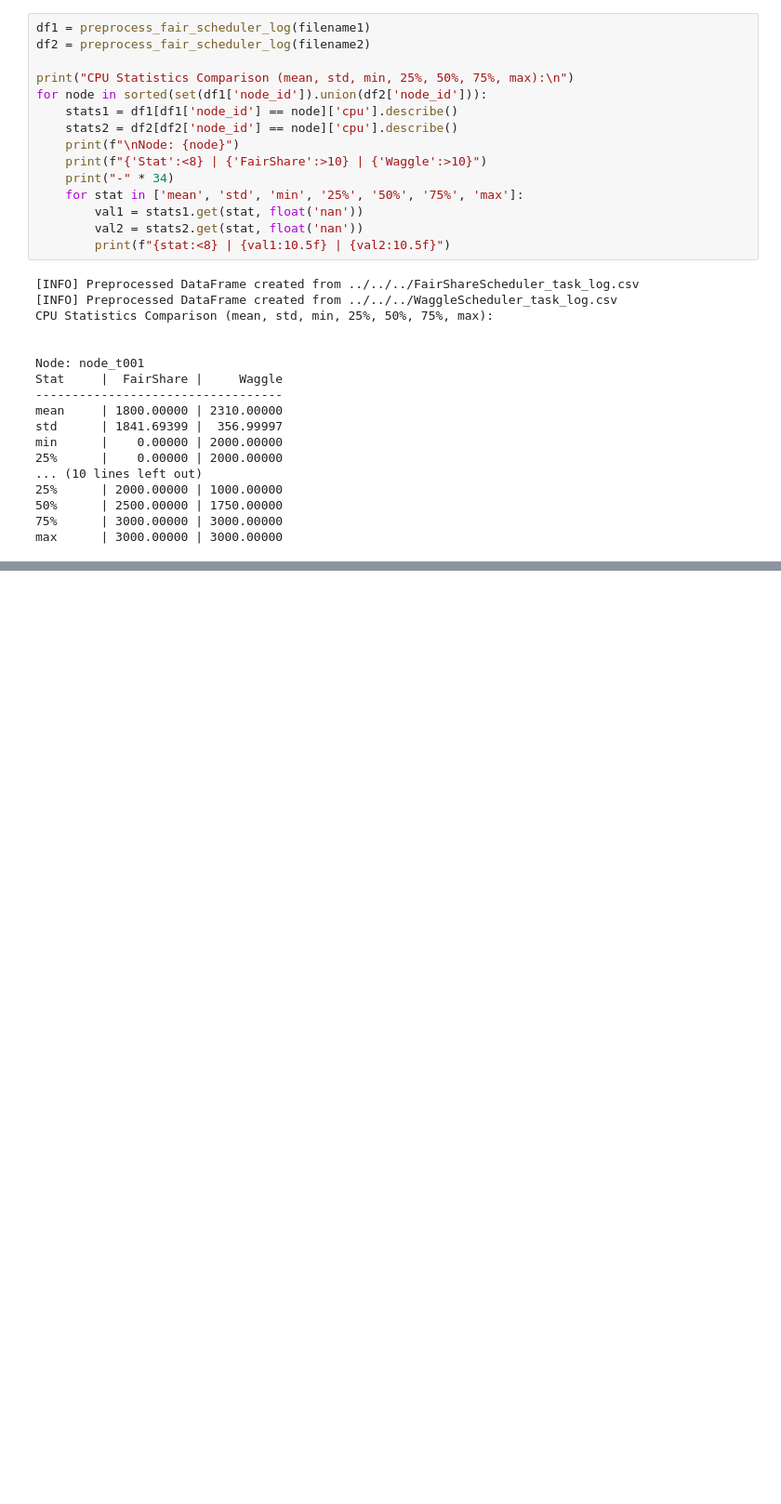
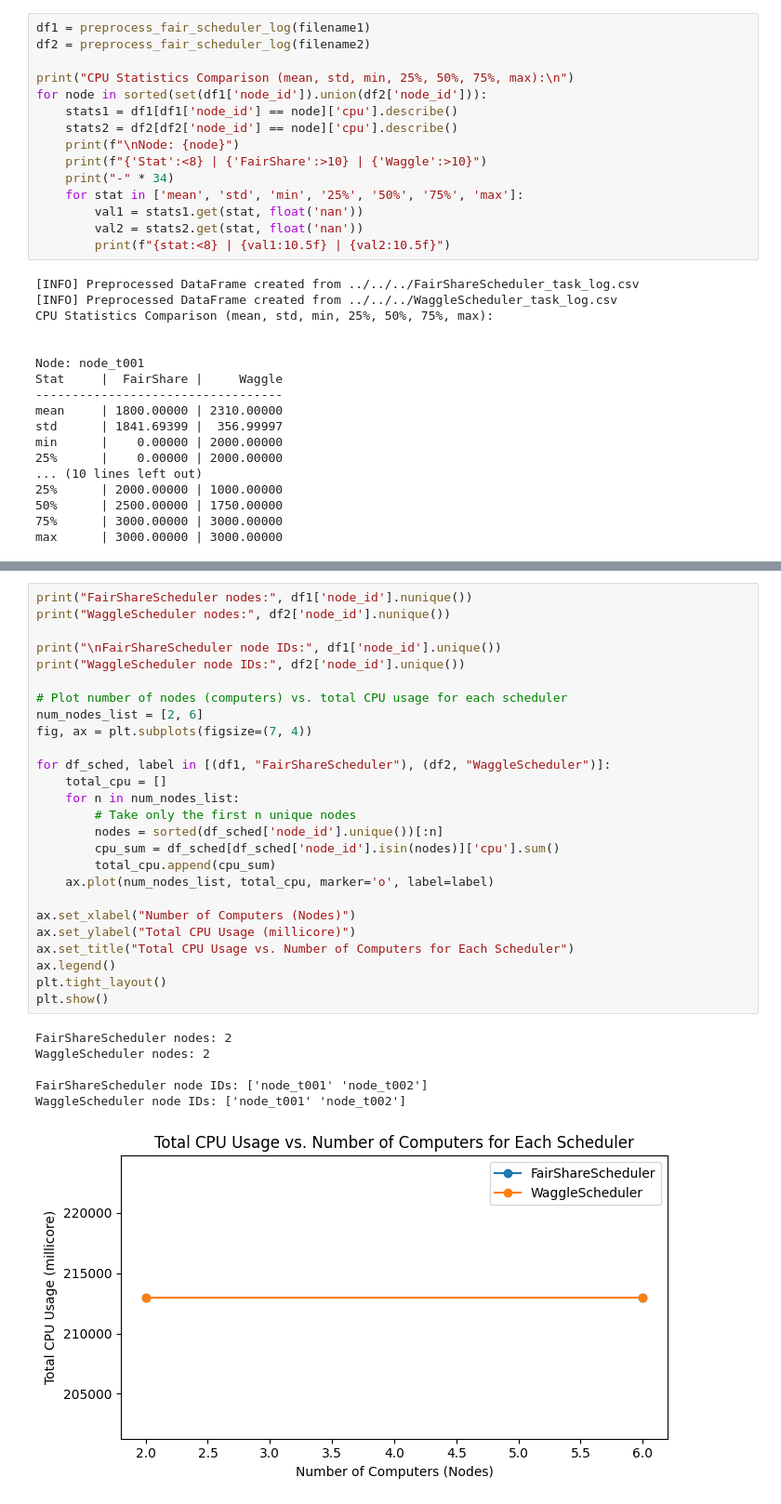
Before and after one commit to KendalCoder/edge_resource_analysis, a Jupyter notebook: simulation/kubernetes/src/scripts/vis-interactive.ipynb, the cells around one changed output, grey strips where cells are left out. Shown at 93% size. Cells and saved outputs as stored; diff of their text form; blank space fills up the shorter version.

```diff
--- a/simulation/kubernetes/src/scripts/vis-interactive.ipynb
+++ b/simulation/kubernetes/src/scripts/vis-interactive.ipynb
@@ -107,0 +197,33 @@ max      | 3000.00000 | 3000.00000
+# %%
+print("FairShareScheduler nodes:", df1['node_id'].nunique())
+print("WaggleScheduler nodes:", df2['node_id'].nunique())
+
+print("\nFairShareScheduler node IDs:", df1['node_id'].unique())
+print("WaggleScheduler node IDs:", df2['node_id'].unique())
+
+# Plot number of nodes (computers) vs. total CPU usage for each scheduler
+num_nodes_list = [2, 6]
+fig, ax = plt.subplots(figsize=(7, 4))
+
+for df_sched, label in [(df1, "FairShareScheduler"), (df2, "WaggleScheduler")]:
+    total_cpu = []
+    for n in num_nodes_list:
+        # Take only the first n unique nodes
+        nodes = sorted(df_sched['node_id'].unique())[:n]
+        cpu_sum = df_sched[df_sched['node_id'].isin(nodes)]['cpu'].sum()
+        total_cpu.append(cpu_sum)
+    ax.plot(num_nodes_list, total_cpu, marker='o', label=label)
+
+ax.set_xlabel("Number of Computers (Nodes)")
+ax.set_ylabel("Total CPU Usage (millicore)")
+ax.set_title("Total CPU Usage vs. Number of Computers for Each Scheduler")
+ax.legend()
+plt.tight_layout()
+plt.show()
+# %% [output]
+FairShareScheduler nodes: 2
+WaggleScheduler nodes: 2
+
+FairShareScheduler node IDs: ['node_t001' 'node_t002']
+WaggleScheduler node IDs: ['node_t001' 'node_t002']
+[figure, added]
```
Also changed, not shown: parts of 10 cells of this notebook.
